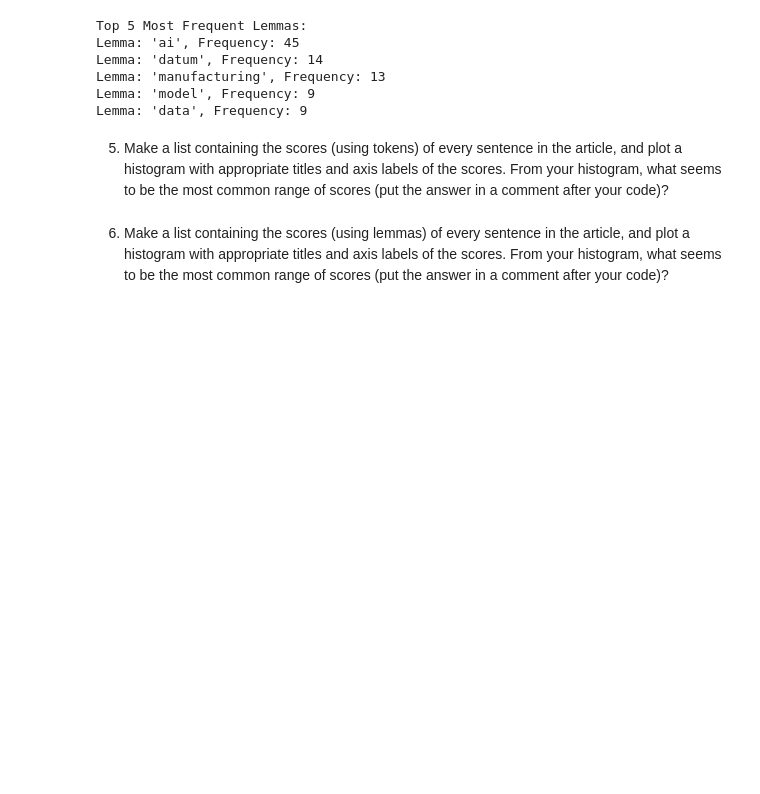
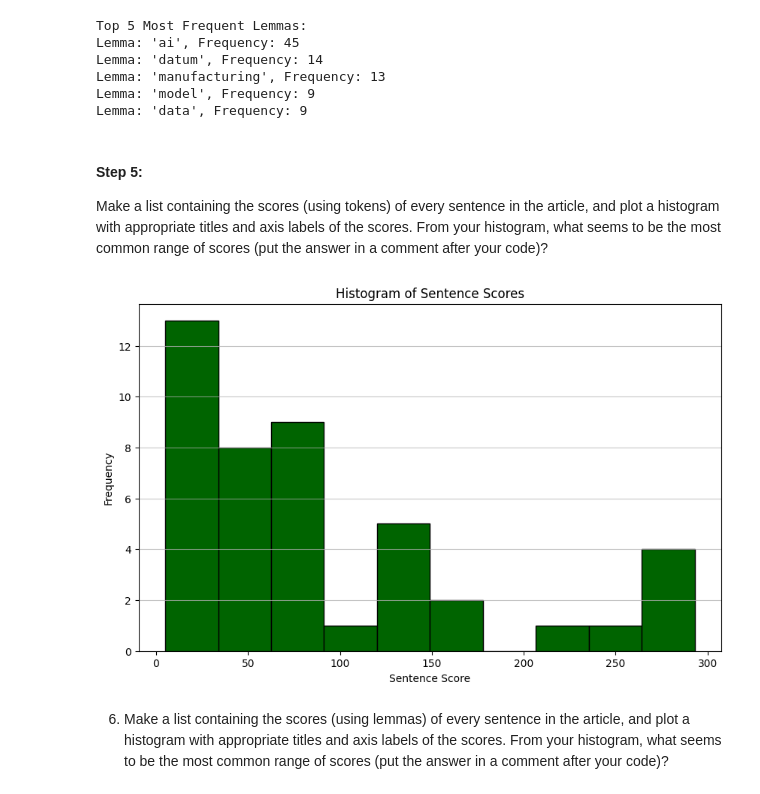
Before and after one commit to ericmeyer1/web-mining-final-project, a Jupyter notebook: article-summarizer.ipynb, the cells around one changed output. Drawn from its saved outputs; the diff is of its cells as text; code cells hidden in the pictures; blank space fills up the shorter version.

Commit message:
Step 5 - List and Histogram of Sentence Token Scores: Complete

```diff
--- a/article-summarizer.ipynb
+++ b/article-summarizer.ipynb
@@ -167,7 +167,42 @@ Lemma: 'manufacturing', Frequency: 13
 Lemma: 'model', Frequency: 9
 Lemma: 'data', Frequency: 9
 # %% [markdown]
-5. Make a list containing the scores (using tokens) of every sentence in the article, and plot a histogram with appropriate titles and axis labels of the scores. From your histogram, what seems to be the most common range of scores (put the answer in a comment after your code)?
+#### Step 5:
+Make a list containing the scores (using tokens) of every sentence in the article, and plot a histogram with appropriate titles and axis labels of the scores. From your histogram, what seems to be the most common range of scores (put the answer in a comment after your code)?
+# %%
+# Loading the spaCy model
+nlp = spacy.load("en_core_web_sm")
+
+# Processing our previous text with spaCy
+doc = nlp(articleText)
+
+# Filtering tokens again: remove stopwords, punctuation, and whitespace
+tokens = [
+    token.text.lower() for token in doc
+    if not token.is_stop and not token.is_punct and not token.is_space
+]
+
+# Counting token frequencies
+tokenCounts = Counter(tokens)
+
+# Scoring each sentence and storing as a list
+sentenceScores = [
+    sum(tokenCounts[token.text.lower()] for token in sentence if token.text.lower() in tokenCounts)
+    for sentence in doc.sents
+]
+
+# Plotting a histogram of sentence scores
+plt.figure(figsize=(10, 6))
+plt.hist(sentenceScores, bins=10, color='darkgreen', edgecolor='black')
+plt.title("Histogram of Sentence Scores")
+plt.xlabel("Sentence Score")
+plt.ylabel("Frequency")
+plt.grid(axis='y', alpha=0.75)
+plt.show()
+
+# Broadly, the most common scores are clearly from around the 1 to 90 range. The top scoring range is the 1 to 35 range.
+# %% [output]
+[figure, added]
 # %% [markdown]
 6. Make a list containing the scores (using lemmas) of every sentence in the article, and plot a histogram with appropriate titles and axis labels of the scores.  From your histogram, what seems to be the most common range of scores (put the answer in a comment after your code)?
 # %% [markdown]
```
